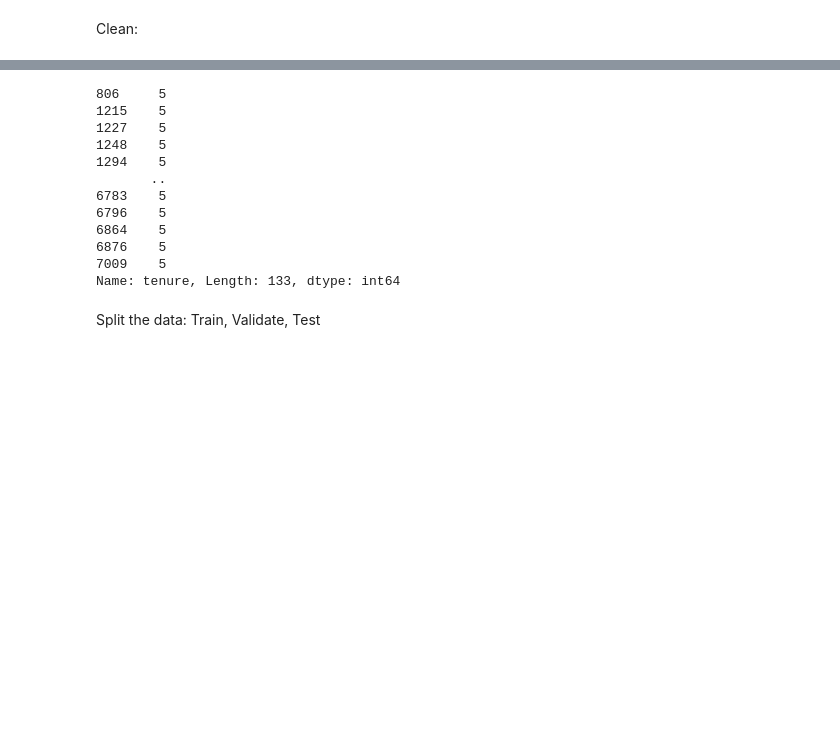
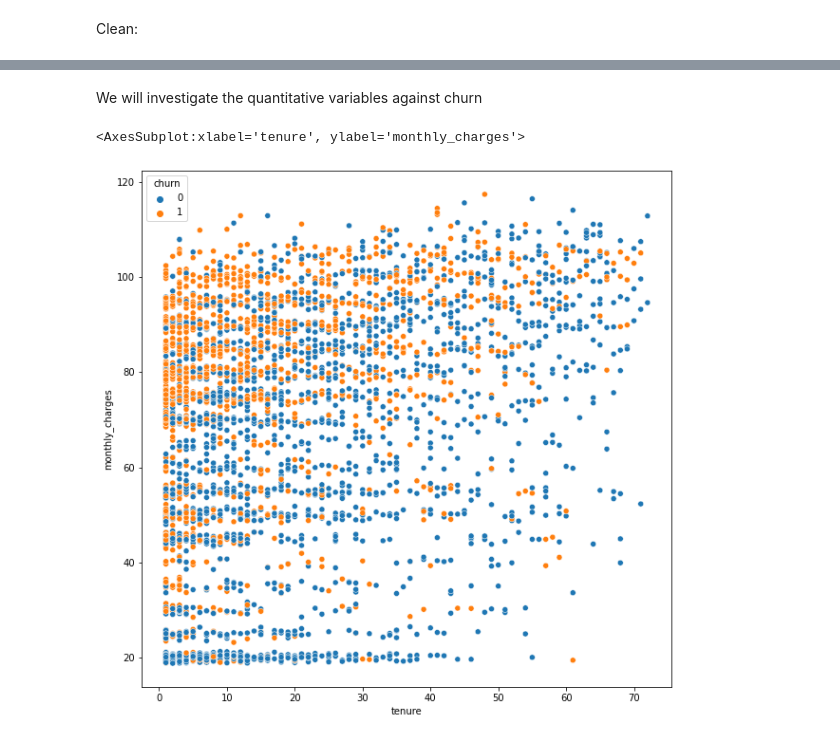
Before and after one commit to Jason-Tellez/classification-project, a Jupyter notebook: first-notebook.ipynb, the cells around one changed output, grey strips where cells are left out. Cells and saved outputs as stored; diff of their text form; code cells hidden in the pictures; blank space fills up the shorter version.

```diff
--- a/first-notebook.ipynb
+++ b/first-notebook.ipynb
@@ -271,18 +263,9 @@ df.tenure.value_counts(bins=5, sort=False)
 Name: tenure, dtype: int64
-# %%
-df.tenure[df.tenure==5]
-# %% [output]
-806     5
-1215    5
-1227    5
-1248    5
-1294    5
-       ..
-6783    5
-6796    5
-6864    5
-6876    5
-7009    5
-Name: tenure, Length: 133, dtype: int64
-# %% [markdown]
-Split the data: Train, Validate, Test
+# %% [markdown]
+We will investigate the quantitative variables against churn
+# %%
+plt.figure(figsize=(10,10))
+sns.scatterplot(x=df.tenure, y=df.monthly_charges, hue=df.churn)
+# %% [output]
+<AxesSubplot:xlabel='tenure', ylabel='monthly_charges'>
+[figure, added]
```
Also changed, not shown: parts of 44 cells of this notebook.
